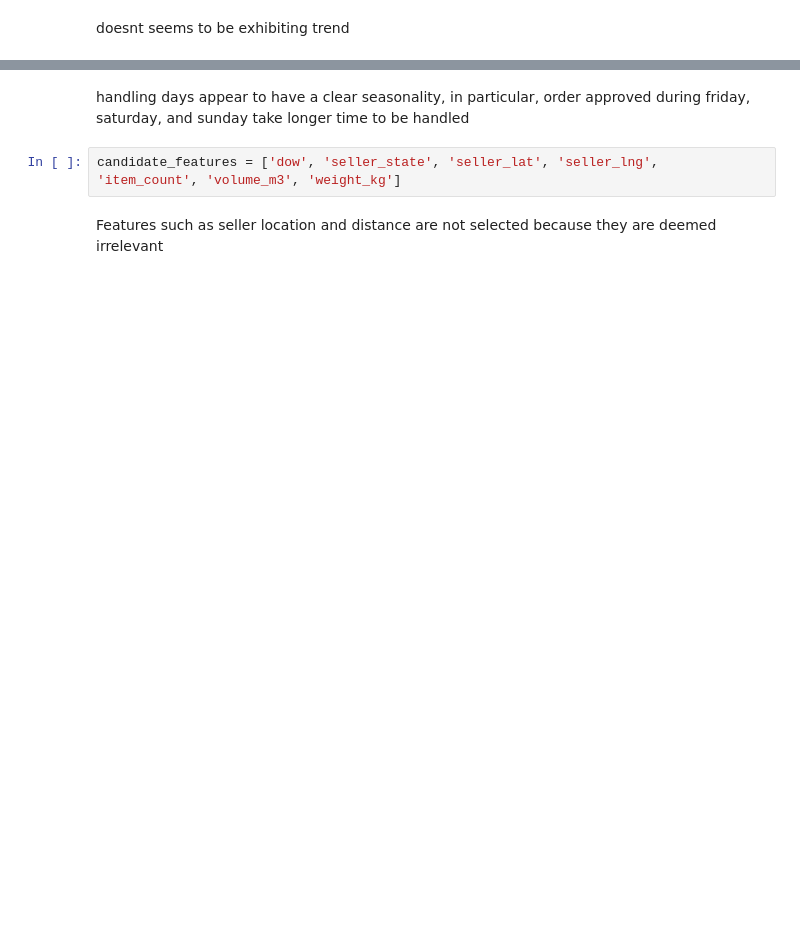
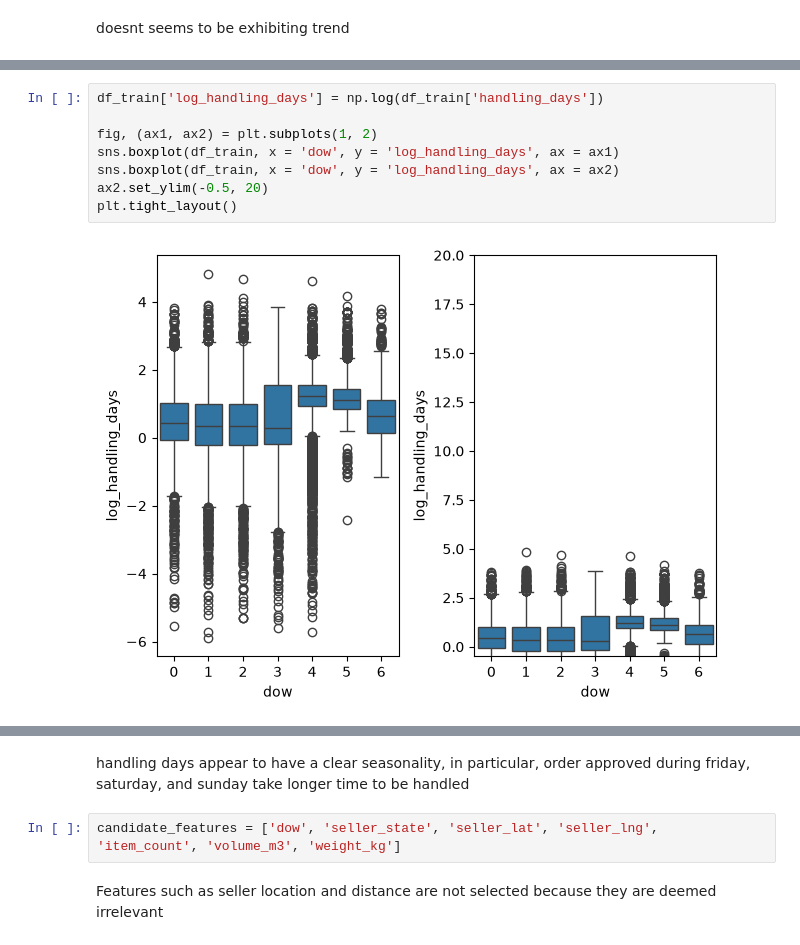
Before and after one commit to ProProcer/olist-ecommerce-analytics, a Jupyter notebook: notebook/handling_days.ipynb, the cells around one changed output, grey strips where cells are left out. Saved outputs shown, nothing was run; the diff lists cells and outputs as text; blank space fills up the shorter version.

Commit message:
add experiment with handling days model

```diff
--- a/notebook/handling_days.ipynb
+++ b/notebook/handling_days.ipynb
@@ -76,0 +78,10 @@ ax2.set_ylim(-0.5, 20)
+# %%
+df_train['log_handling_days'] = np.log(df_train['handling_days'])
+
+fig, (ax1, ax2) = plt.subplots(1, 2)
+sns.boxplot(df_train, x = 'dow', y = 'log_handling_days', ax = ax1)
+sns.boxplot(df_train, x = 'dow', y = 'log_handling_days', ax = ax2)
+ax2.set_ylim(-0.5, 20)
+plt.tight_layout()
+# %% [output]
+[figure, added]
```
Also changed, not shown: parts of 17 cells of this notebook.
